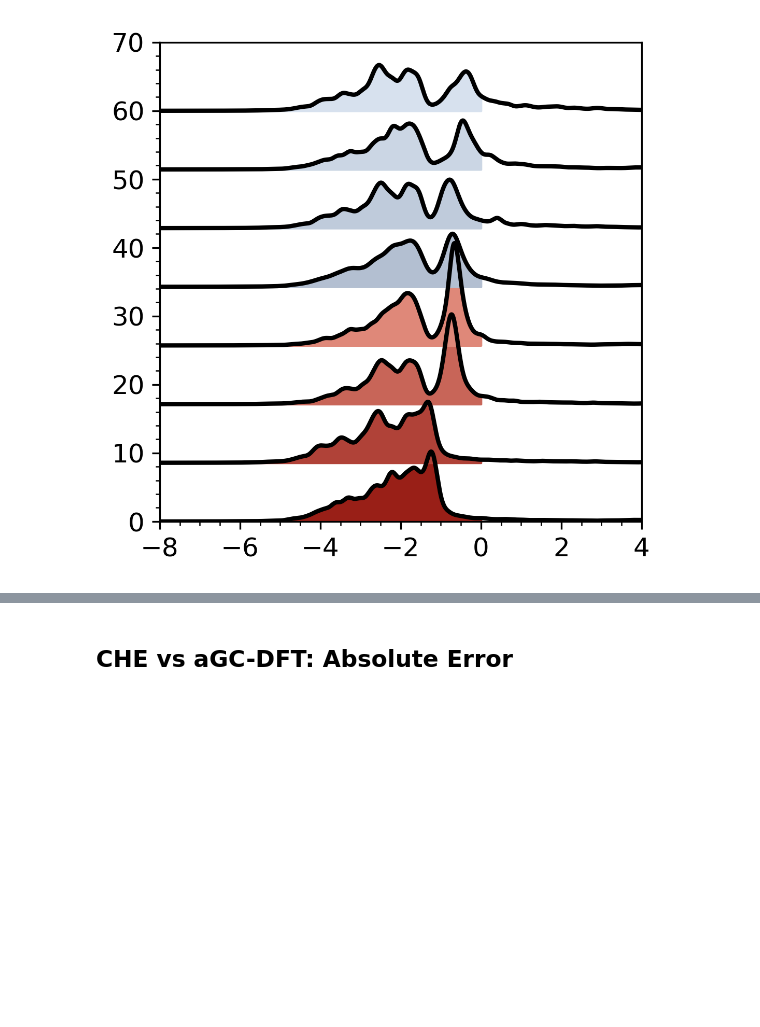
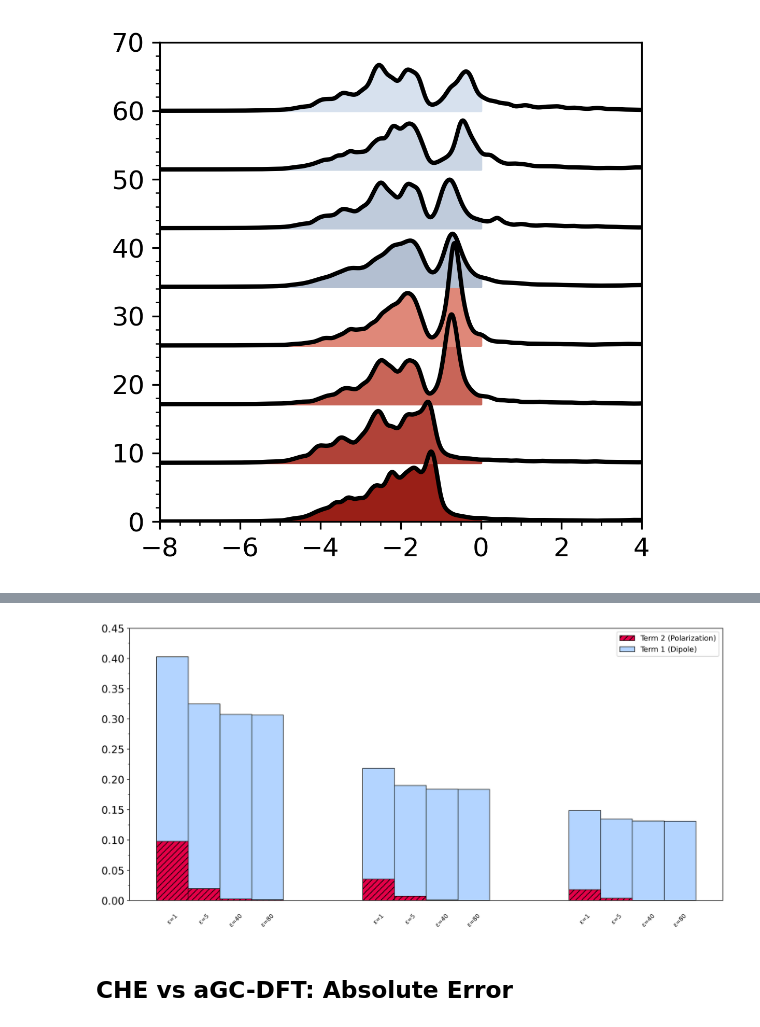
Before and after one commit to DeanMSweeney/nitrate-GC, a Jupyter notebook: gc-dft_analysis/GC-DFT_analysis.ipynb, the cells around one changed output, grey strips where cells are left out. Drawn from its saved outputs; the diff is of its cells as text; code cells hidden in the pictures; blank space fills up the shorter version.

```diff
--- a/gc-dft_analysis/GC-DFT_analysis.ipynb
+++ b/gc-dft_analysis/GC-DFT_analysis.ipynb
@@ -445,3 +448,97 @@ plt.savefig('figures/dos_plots_saa.svg', format='svg', dpi=300, bbox_inches='tig
+# %%
+import numpy as np
+import matplotlib.pyplot as plt
+from scipy.stats import linregress
+
+# Your existing data and calculations
+potential = np.arange(-1.0, 1.2, 0.2)  # V vs SHE
+U = potential
+epsilion = [1, 5, 40, 80, 1, 5, 40, 80, 1, 5, 40, 80] # considered dielectric constants
+dbl = [3, 3, 3, 3, 5, 5, 5, 5, 7, 7, 7, 7] # considered dbl thicknesses
+
+eval = []
+dipole = []
+polar_1 = []
+m = 4 # index for Cu(111)
+
+for idx, epsi in enumerate(epsilion):
+    d = dbl[idx]
+     # compute adosorption energy with potentila
+    gc_energy_bare = aGC_DFT(bare_mu, bare_alpha, bare_E, potential, d, epsi)
+    gc_energy_no3 = aGC_DFT(no3_mu, no3_alpha, no3_G, potential, d, epsi)
+    no3_adsorption = gc_energy_no3 - (gc_energy_bare + hno3_G - 1/2 * h2_G) - U + 0.480 - 0.0592*7
+    no3_ads_m = no3_adsorption[m] # specify Cu(111)
+
+    # regress and extract electrosorption valency
+    ev, b, r_value, p_value, std_err = linregress(potential, no3_ads_m)
+    term_1 = np.abs(2 * (no3_mu[m] - bare_mu[m]) / d)
+    term_2 = (no3_alpha[m] - bare_alpha[m]) * no3_mu[m] / (epsi * 0.0055) / d**2 / area
+    eval.append(ev)
+    dipole.append(np.abs(term_1))
+    polar_1.append(np.abs(term_2))
+
+
+# Create the grouped bar chart
+plt.figure(figsize=(12, 6), dpi=300)
+unique_d = np.unique(dbl)
+num_groups = len(unique_d)
+bars_per_group = len(epsilion) // num_groups
+bar_width = 0.2
+group_width = bars_per_group * bar_width + 0.5  # Extra space between groups
+x_positions = []
+current_x = 0
+
+for i, d in enumerate(unique_d):
+    group_positions = [current_x + j * bar_width for j in range(bars_per_group)]
+    x_positions.extend(group_positions)
+    current_x += bars_per_group * bar_width + 0.5  # Add space between groups
+
+# Plot stacked bars with black edges
+term_1_values = dipole
+term_2_values = polar_1
+
+# Get the corresponding epsilon values for each bar
+epsilon_labels = epsilion
+
+
+# Plot term_2 (now bottom part of bar) with black edges
+bars2 = plt.bar(x_positions, term_2_values, width=bar_width,
+               color="#e60049", edgecolor='black', linewidth=0.7, hatch='///',
+               label='Term 2 (Polarization)')
+
+# Plot term_1 on top of term_2 with black edges
+bars1 = plt.bar(x_positions, term_1_values, width=bar_width,
+               bottom=term_2_values, color="#b3d4ff",
+               edgecolor='black', linewidth=0.7,
+               label='Term 1 (Dipole)')
+
+# Add x-axis ticks and labels
+group_centers = [np.mean(x_positions[i*bars_per_group:(i+1)*bars_per_group]) for i in range(num_groups)]
+plt.xticks(group_centers, [f'd = {d} Å' for d in unique_d])
+
+# Add epsilon labels under each bar
+max_height = max([a+b for a,b in zip(term_1_values, term_2_values)])
+for i, (x, eps) in enumerate(zip(x_positions, epsilon_labels)):
+    plt.text(x, -0.05*max_height,
+             f'ε={eps}',
+             rotation=45, ha='center', va='top', fontsize=8)
+
+# Set y-axis limit and add minor ticks (ONLY MODIFICATIONS MADE)
+plt.ylim(0, 0.45)
+plt.yticks(fontsize=14)
+plt.gca().yaxis.set_minor_locator(plt.MultipleLocator(0.025))  # Minor ticks every 0.02
+plt.tick_params(axis='x', which='both', bottom=False, top=False, labelbottom=False)
+
+# Add legend and labels
+plt.legend()
+
+# Adjust layout to prevent label cutoff
+plt.tight_layout()
+
+# Show plot
+plt.savefig('figures/epsi_d_sensitivty_eval.svg', format='svg', dpi=300, bbox_inches='tight')
+# %% [output]
+[figure, added]
 # %% [markdown]
 ## CHE vs aGC-DFT: Absolute Error
 # %%
```
Also changed, not shown: parts of 18 cells of this notebook, 16 other files.
